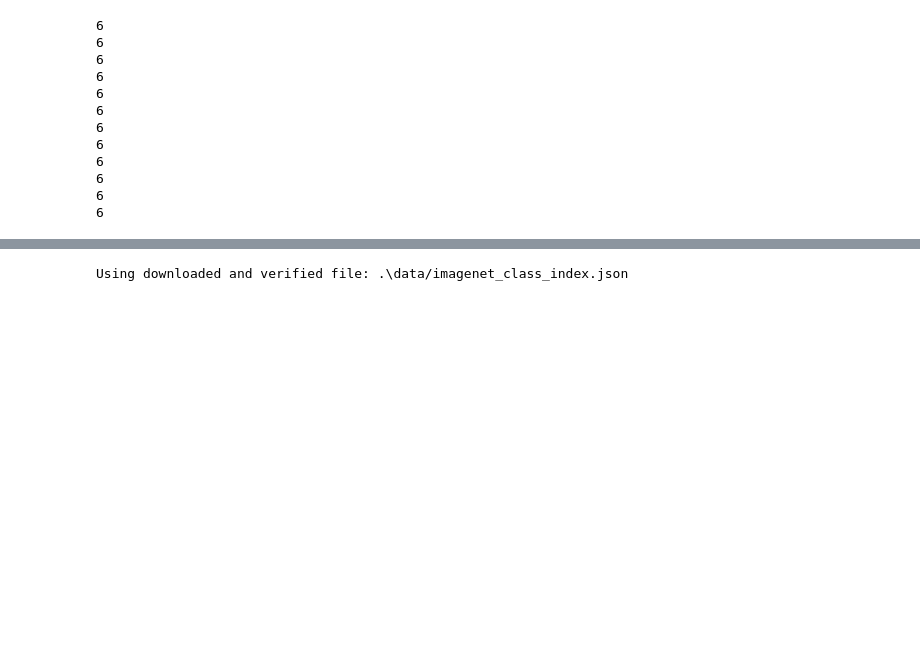
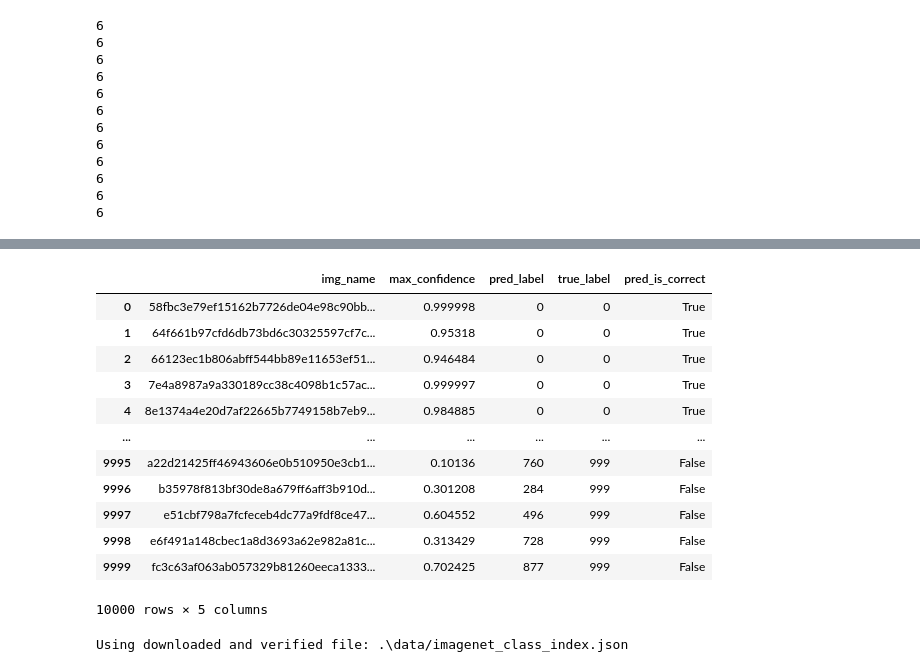
Before and after one commit to tlabarta/helpfulnessofxai, a Jupyter notebook: test_set_analyzer.ipynb, the cells around one changed output, grey strips where cells are left out. Drawn from its saved outputs; the diff is of its cells as text; code cells hidden in the pictures; blank space fills up the shorter version.

Commit message:
integrated and modified Confidence Scores

```diff
--- a/test_set_analyzer.ipynb
+++ b/test_set_analyzer.ipynb
@@ -851,3 +859,19 @@ df_alex = pd.read_pickle("./data2/stats/df_vgg.pickle")
+# %%
+df_vgg
+# %% [output]
+|  | img_name | max_confidence | pred_label | true_label | pred_is_correct |
+| 0 | 58fbc3e79ef15162b7726de04e98c90bb... | 0.999998 | 0 | 0 | True |
+| 1 | 64f661b97cfd6db73bd6c30325597cf7c... | 0.95318 | 0 | 0 | True |
+| 2 | 66123ec1b806abff544bb89e11653ef51... | 0.946484 | 0 | 0 | True |
+| 3 | 7e4a8987a9a330189cc38c4098b1c57ac... | 0.999997 | 0 | 0 | True |
+| 4 | 8e1374a4e20d7af22665b7749158b7eb9... | 0.984885 | 0 | 0 | True |
+| ... | ... | ... | ... | ... | ... |
+| 9995 | a22d21425ff46943606e0b510950e3cb1... | 0.10136 | 760 | 999 | False |
+| 9996 | b35978f813bf30de8a679ff6aff3b910d... | 0.301208 | 284 | 999 | False |
+| 9997 | e51cbf798a7fcfeceb4dc77a9fdf8ce47... | 0.604552 | 496 | 999 | False |
+| 9998 | e6f491a148cbec1a8d3693a62e982a81c... | 0.313429 | 728 | 999 | False |
+| 9999 | fc3c63af063ab057329b81260eeca1333... | 0.702425 | 877 | 999 | False |
+10000 rows × 5 columns
 # %%
 labels = data_handler.get_labels()
 # %% [output]
```
Also changed, not shown: parts of 8 cells of this notebook, 7 other files.
